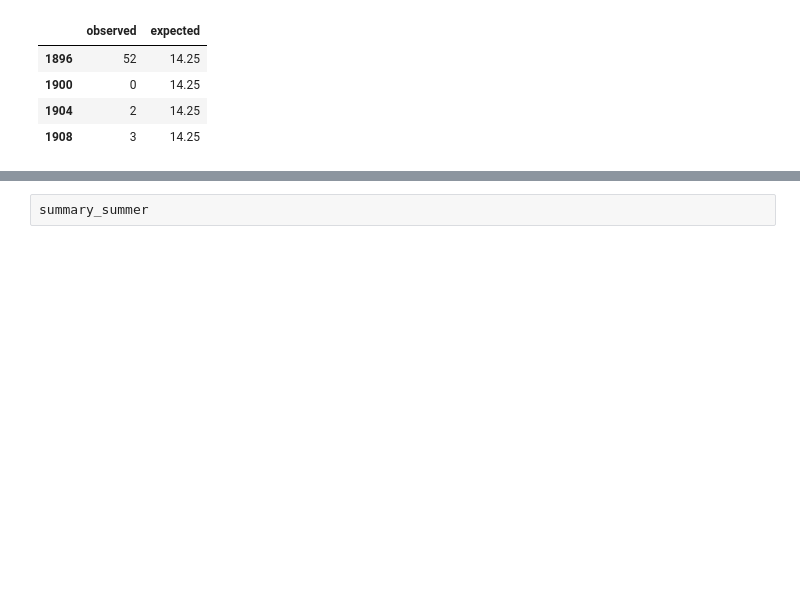
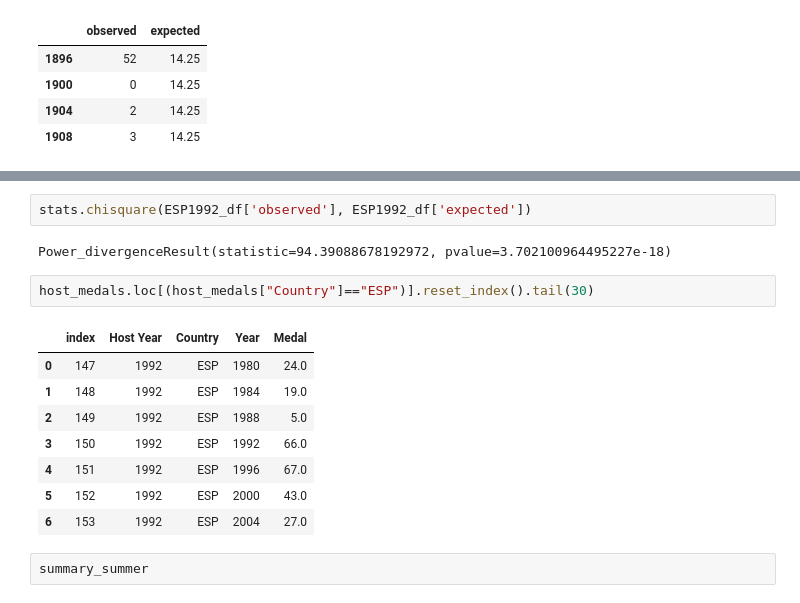
Before and after one commit to TomHOldershaw/Project_1_Team_2, a Jupyter notebook: Q3data.ipynb, the cells around one changed output, grey strips where cells are left out. Saved outputs shown, nothing was run; the diff lists cells and outputs as text; blank space fills up the shorter version.

```diff
--- a/Q3data.ipynb
+++ b/Q3data.ipynb
@@ -261,3 +529,18 @@ host_medals.loc[(host_medals["Country"]=="GBR")].reset_index().tail(30)
+# %%
+stats.chisquare(ESP1992_df['observed'], ESP1992_df['expected'])
+# %% [output]
+Power_divergenceResult(statistic=94.39088678192972, pvalue=3.702100964495227e-18)
+# %%
+host_medals.loc[(host_medals["Country"]=="ESP")].reset_index().tail(30)
+# %% [output]
+|  | index | Host Year | Country | Year | Medal |
+| 0 | 147 | 1992 | ESP | 1980 | 24.0 |
+| 1 | 148 | 1992 | ESP | 1984 | 19.0 |
+| 2 | 149 | 1992 | ESP | 1988 | 5.0 |
+| 3 | 150 | 1992 | ESP | 1992 | 66.0 |
+| 4 | 151 | 1992 | ESP | 1996 | 67.0 |
+| 5 | 152 | 1992 | ESP | 2000 | 43.0 |
+| 6 | 153 | 1992 | ESP | 2004 | 27.0 |
 # %%
 summary_summer
 # %% [output]
```
Also changed, not shown: parts of 46 cells of this notebook.
